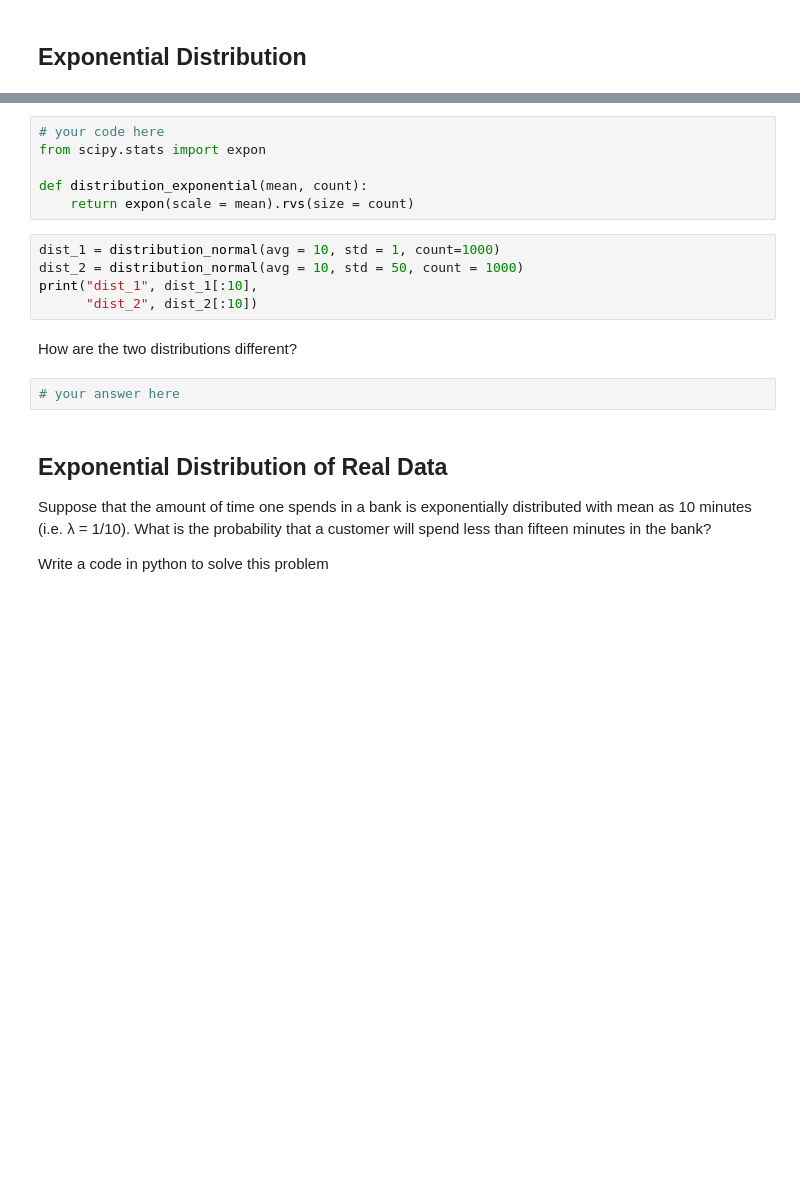
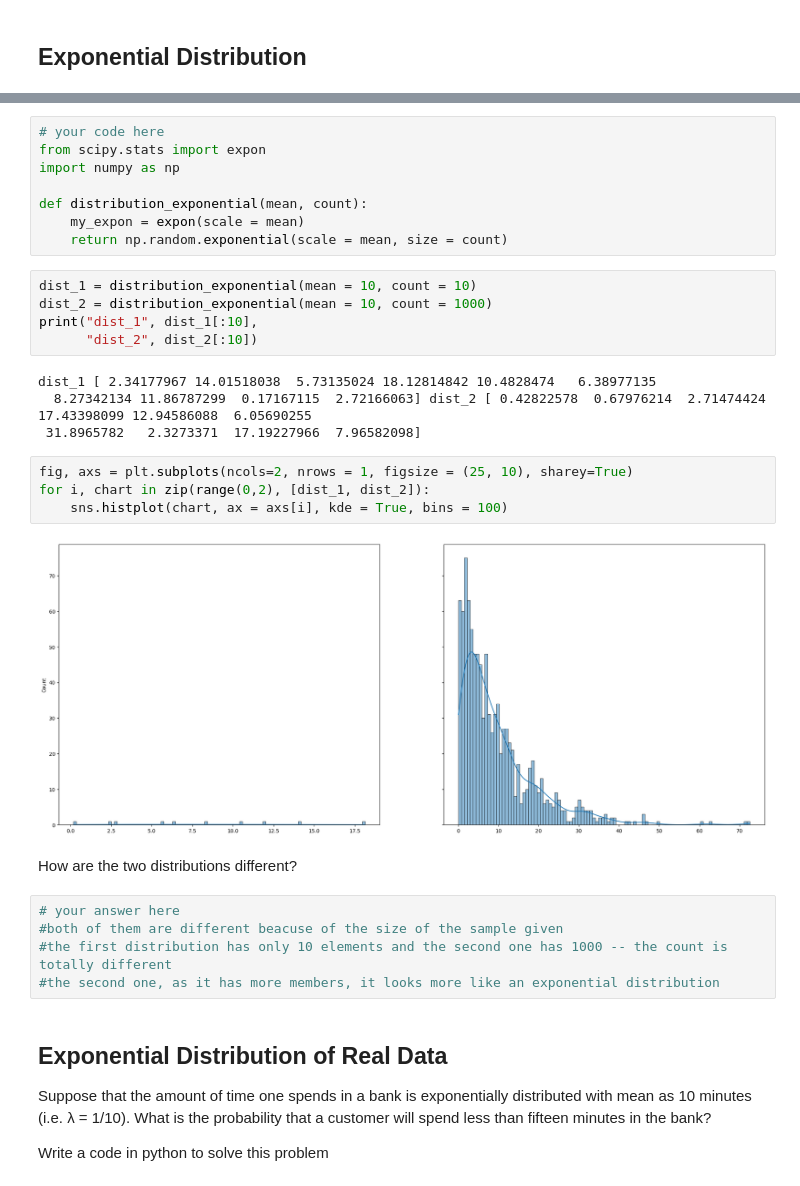
Before and after one commit to Ironhack-Data-Madrid-PartTime-Oct22/lab-continuous-probability-distribution, a Jupyter notebook: your-code/main.ipynb, the cells around one changed output, grey strips where cells are left out. Cells and saved outputs as stored; diff of their text form; blank space fills up the shorter version.

Commit message:
done with continous probability distribution

```diff
--- a/your-code/main.ipynb
+++ b/your-code/main.ipynb
@@ -169,18 +169,33 @@ Your output should look like below:
 # %%
 # your code here
 from scipy.stats import expon
+import numpy as np
 
 def distribution_exponential(mean, count):
-    return expon(scale = mean).rvs(size = count)
+    my_expon = expon(scale = mean)
+    return np.random.exponential(scale = mean, size = count)
 # %%
-dist_1 = distribution_normal(avg = 10, std = 1, count=1000)
-dist_2 = distribution_normal(avg = 10, std = 50, count = 1000)
+dist_1 = distribution_exponential(mean = 10, count = 10)
+dist_2 = distribution_exponential(mean = 10, count = 1000)
 print("dist_1", dist_1[:10],
       "dist_2", dist_2[:10])
+# %% [output]
+dist_1 [ 2.34177967 14.01518038  5.73135024 18.12814842 10.4828474   6.38977135
+  8.27342134 11.86787299  0.17167115  2.72166063] dist_2 [ 0.42822578  0.67976214  2.71474424 17.43398099 12.94586088  6.05690255
+ 31.8965782   2.3273371  17.19227966  7.96582098]
+# %%
+fig, axs = plt.subplots(ncols=2, nrows = 1, figsize = (25, 10), sharey=True)
+for i, chart in zip(range(0,2), [dist_1, dist_2]):
+    sns.histplot(chart, ax = axs[i], kde = True, bins = 100)
+# %% [output]
+[figure, added]
 # %% [markdown]
 How are the two distributions different?
-# %%
-# your answer here
+# %%
+# your answer here
+#both of them are different beacuse of the size of the sample given
+#the first distribution has only 10 elements and the second one has 1000 -- the count is totally different
+#the second one, as it has more members, it looks more like an exponential distribution
 # %% [markdown]
 ## Exponential Distribution of Real Data
 
```
Also changed, not shown: parts of 11 cells of this notebook.
